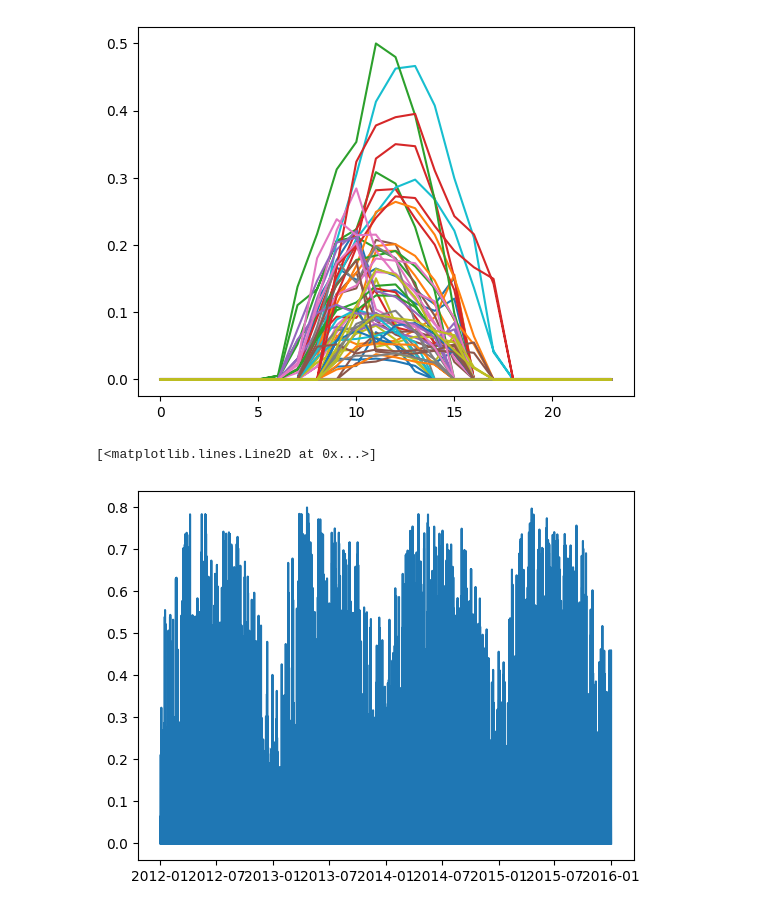
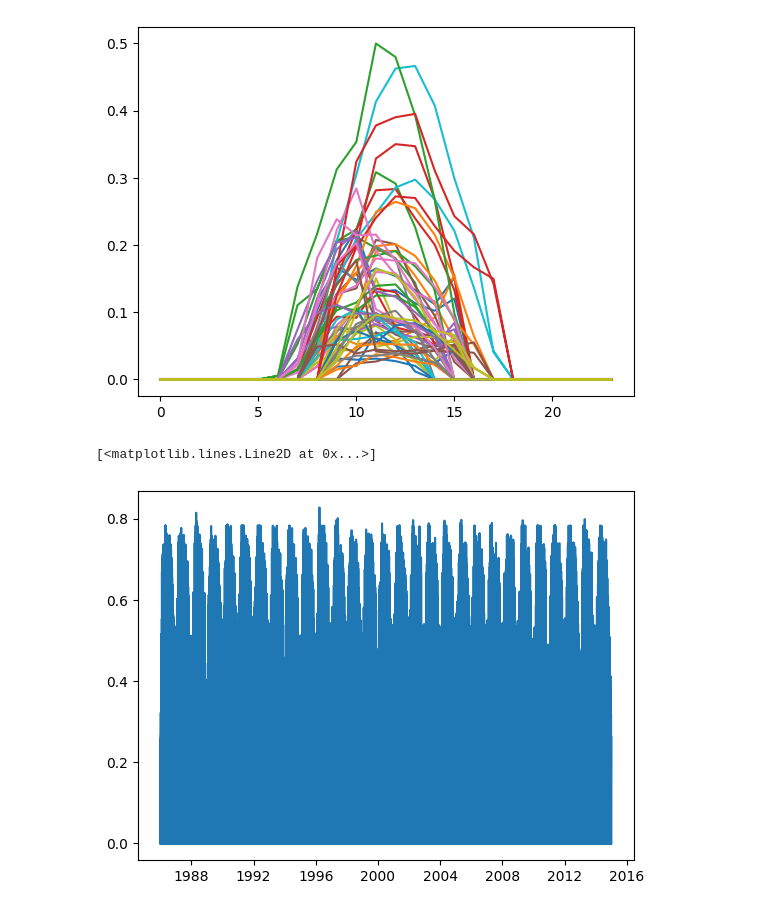
Before and after one commit to tobylerone/wind-production-forecast, a Jupyter notebook: eda.ipynb, the cells around one changed output. Saved outputs shown, nothing was run; the diff lists cells and outputs as text; code cells hidden in the pictures.

```diff
--- a/eda.ipynb
+++ b/eda.ipynb
@@ -73,12 +90,13 @@ plt.plot(df_first_day_countries.index, df_first_day_countries)
 # To start with I'll create a simple local model to forecast only the hour-ahead wind energy potential values for Belgium
 
 # Get the last four years of data for belgium
-df_be_last_four_years = df_country.loc[df_country['Year'].isin((2012, 2013, 2014, 2015)), 'BE']
+n = 30
+df_be_last_n_years = df_country.loc[df_country['Year'].isin(range(2015-n, 2015)), 'BE']
 # %%
 # Plotting the daily data over the two year period suggests there is daily, monthly and annual seasonality
-plt.plot(df_be_last_four_years.index, df_be_last_four_years)
+plt.plot(df_be_last_n_years.index, df_be_last_n_years)
 # %% [output]
 [<matplotlib.lines.Line2D at 0x...>]
-[figure, old version]
+[figure, new version]
 # %%
 # Plot the weekly totals  for each week of the year over the last four years
```
Also changed, not shown: parts of 16 cells of this notebook.
